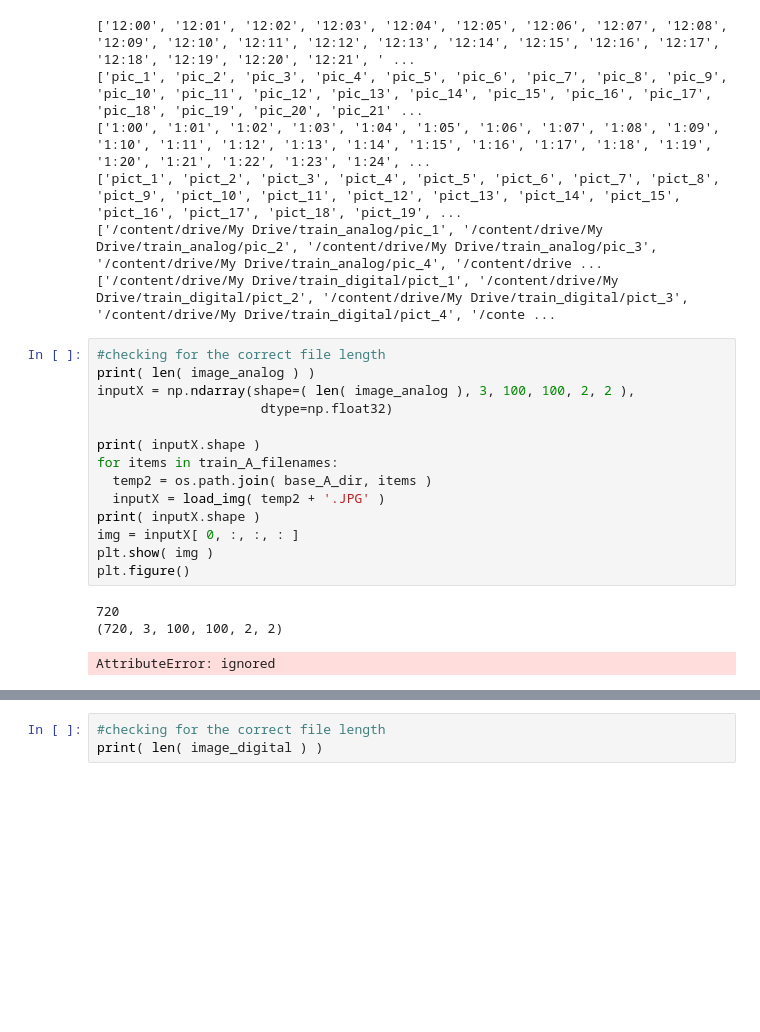
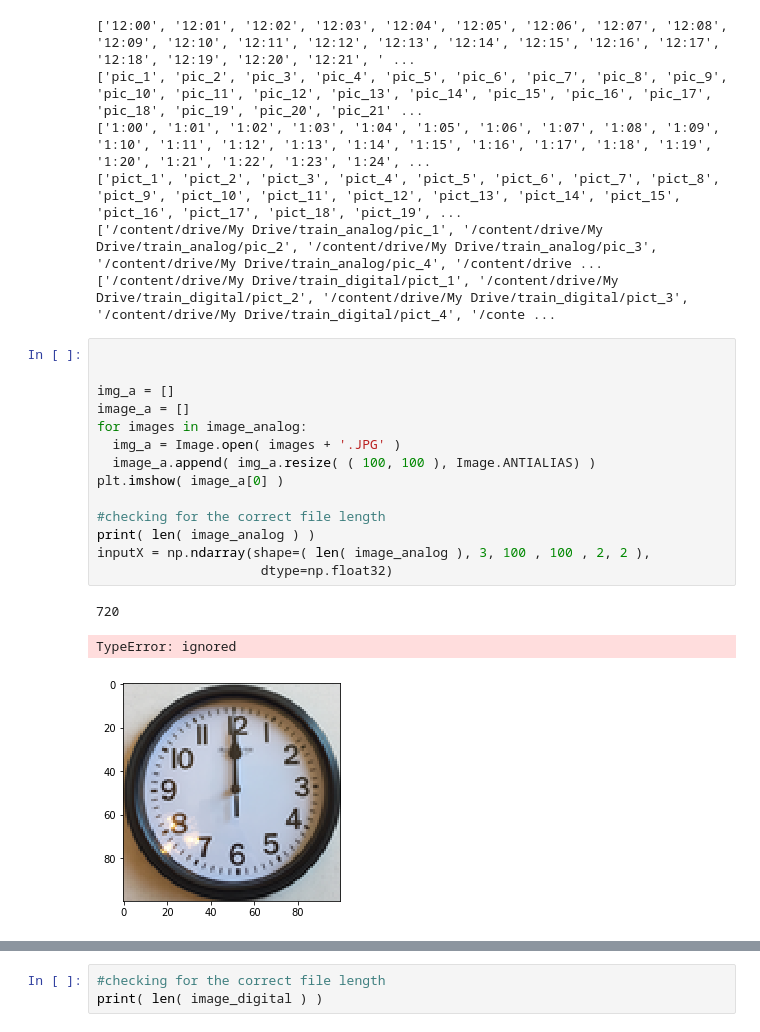
Before and after one commit to pkong0414/Deep-Learning-Projects, a Jupyter notebook: Copy_of_clockAI_Patrick's_Variant.ipynb, the cells around one changed output, grey strips where cells are left out. Cells and saved outputs as stored; diff of their text form; blank space fills up the shorter version.

```diff
--- a/Copy_of_clockAI_Patrick's_Variant.ipynb
+++ b/Copy_of_clockAI_Patrick's_Variant.ipynb
@@ -130,20 +130,20 @@ print( image_digital[ : ] )
 ['/content/drive/My Drive/train_analog/pic_1', '/content/drive/My Drive/train_analog/pic_2', '/content/drive/My Drive/train_analog/pic_3', '/content/drive/My Drive/train_analog/pic_4', '/content/drive ...
 ['/content/drive/My Drive/train_digital/pict_1', '/content/drive/My Drive/train_digital/pict_2', '/content/drive/My Drive/train_digital/pict_3', '/content/drive/My Drive/train_digital/pict_4', '/conte ...
 # %%
+
+
+img_a = []
+image_a = []
+for images in image_analog:
+  img_a = Image.open( images + '.JPG' )
+  image_a.append( img_a.resize( ( 100, 100 ), Image.ANTIALIAS) )
+plt.imshow( image_a[0] )
+
 #checking for the correct file length
 print( len( image_analog ) )
-inputX = np.ndarray(shape=( len( image_analog ), 3, 100, 100, 2, 2 ),
+inputX = np.ndarray(shape=( len( image_analog ), 3, 100 , 100 , 2, 2 ),
                      dtype=np.float32)
-
-print( inputX.shape )
-for items in train_A_filenames:
-  temp2 = os.path.join( base_A_dir, items )
-  inputX = load_img( temp2 + '.JPG' )
-print( inputX.shape )
-img = inputX[ 0, :, :, : ]
-plt.show( img )
-plt.figure()
 # %% [output]
 720
-(720, 3, 100, 100, 2, 2)
-AttributeError: ignored
+TypeError: ignored
+[figure, added]
```
Also changed, not shown: parts of 1 cell of this notebook.
